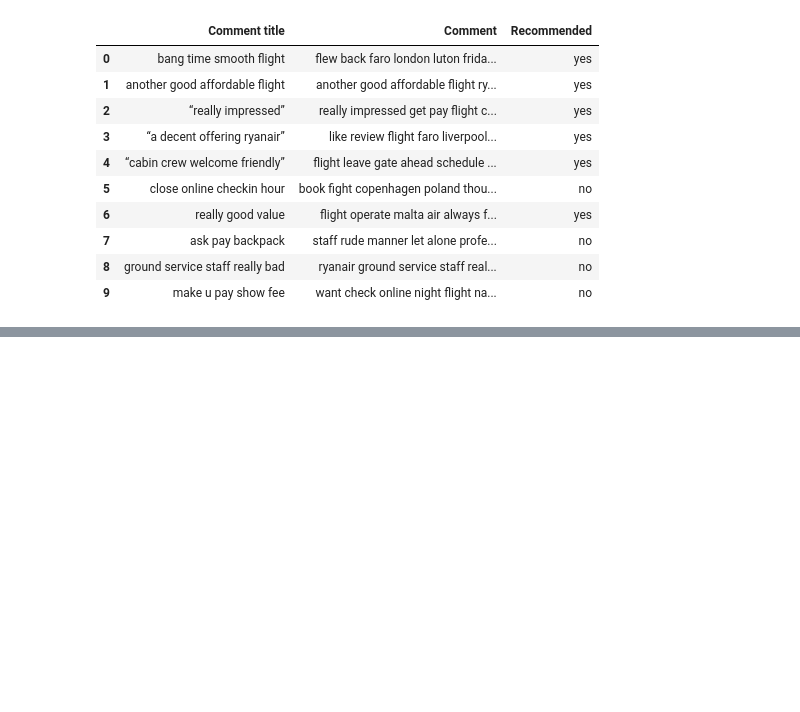
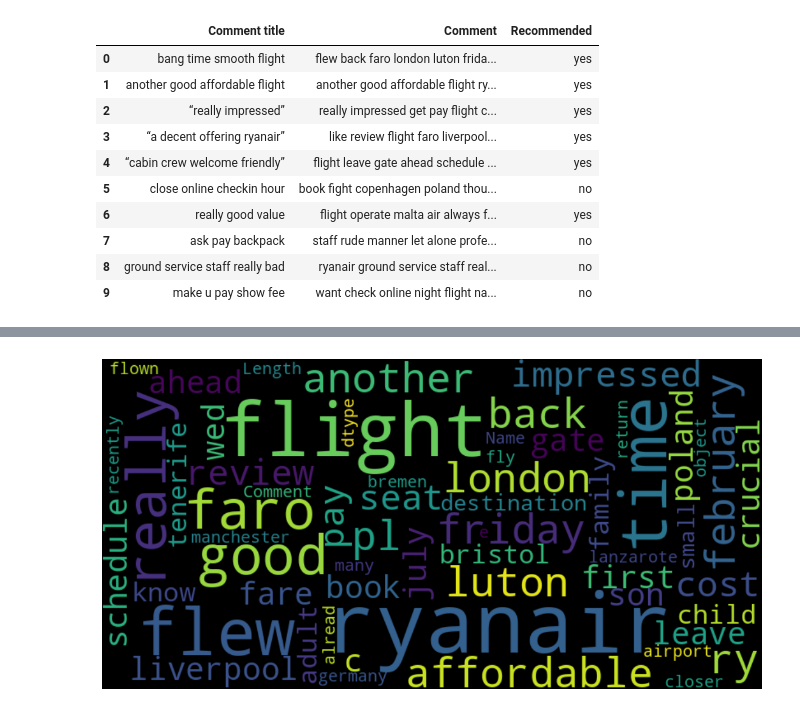
Before and after one commit to som-pat/Ryanair_NLP, a Jupyter notebook: Ryanair_EDA_&_Comments_NLP.ipynb, the cells around one changed output, grey strips where cells are left out. Cells and saved outputs as stored; diff of their text form; code cells hidden in the pictures; blank space fills up the shorter version.

```diff
--- a/Ryanair_EDA_&_Comments_NLP.ipynb
+++ b/Ryanair_EDA_&_Comments_NLP.ipynb
@@ -443,7 +444,7 @@ def preprocessing_comments(comment):
     comment = comment.lower()
     comment = remove_stopwords(comment)
     # comment = stemmer(comment)
-    comment = lemmatize_words(comment)
+    comment = str(lemmatize_words(comment))
 
     return comment
 # %%
@@ -471,0 +474,6 @@ flew back faro london luton friday february ryanair direction bang time smooth f
+# %%
+# Recommendation Label Encoding yes/no to 1/0
+comm_df['Recommended'] = comm_df['Recommended'].astype('category')
+comm_df['Suggest'] = comm_df['Recommended'].cat.codes
+comm_df.head(10)
+# comm_df['Suggest'].dtype
@@ -471,0 +492,3 @@ flew back faro london luton friday february ryanair direction bang time smooth f
+# %%
+comm_df['Comment']=comm_df['Comment'].astype(str)
+comm_df.info()
@@ -471,0 +537,14 @@ flew back faro london luton friday february ryanair direction bang time smooth f
+# %%
+s_word = set(STOPWORDS)
+wordcloud1 = WordCloud(background_color='black', stopwords =s_word ,
+                max_words = 400, max_font_size = 100,
+                random_state = 17, width=800, height=400)
+
+plt.figure(figsize=(14, 14))
+wordcloud1.generate(str(comm_df.loc[comm_df['Suggest'] == 1, 'Comment']))
+
+plt.imshow(wordcloud1, interpolation='bilinear')
+plt.axis('off')
+plt.show()
+# %% [output]
+[figure, added]
```
Also changed, not shown: parts of 33 cells of this notebook.
